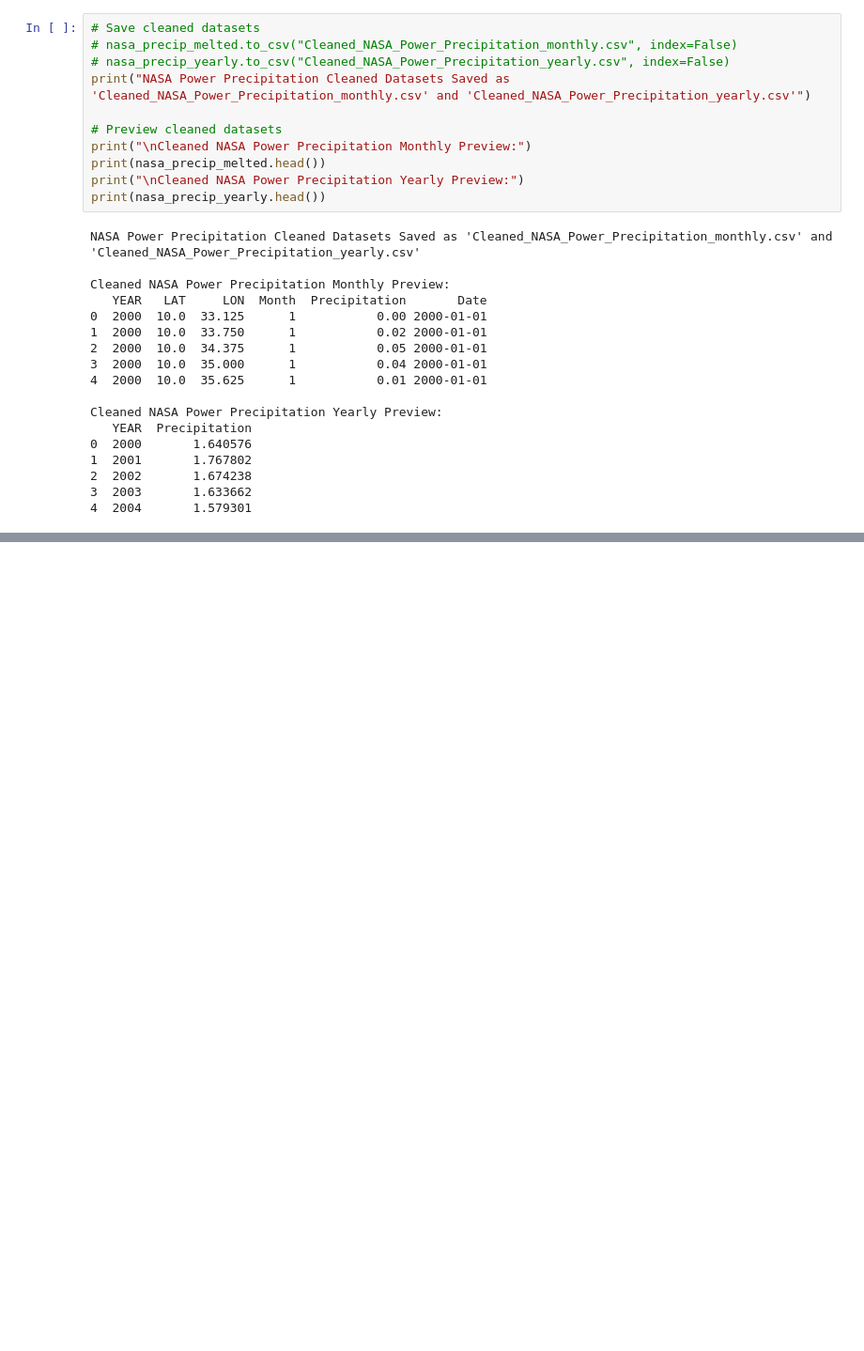
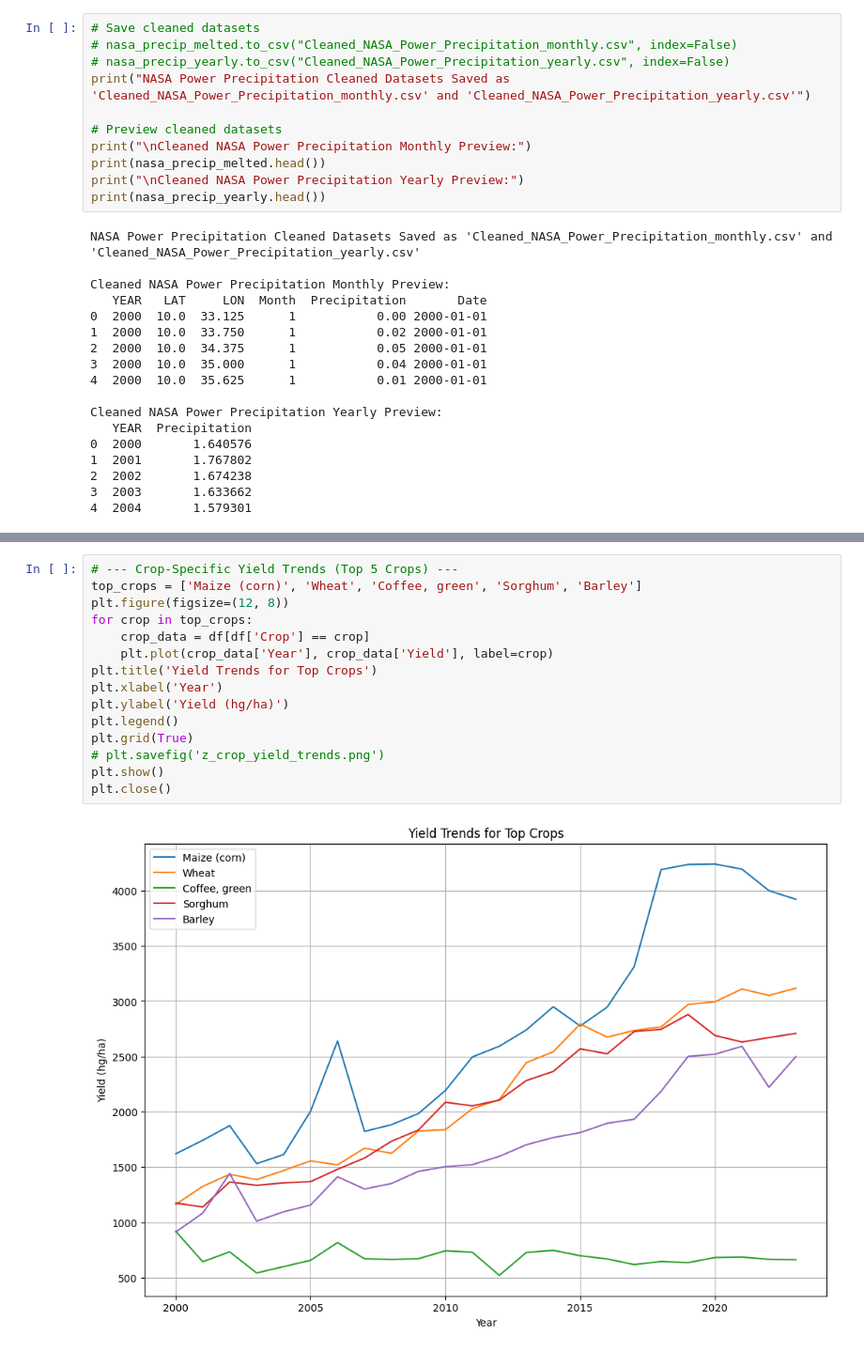
Before and after one commit to natanamanuelmamo/ML_crop_yield_prediction, a Jupyter notebook: crop_yield_prediction.ipynb, the cells around one changed output, grey strips where cells are left out. Shown: that part at 94% size. Saved outputs shown, nothing was run; the diff lists cells and outputs as text; blank space fills up the shorter version.

```diff
--- a/crop_yield_prediction.ipynb
+++ b/crop_yield_prediction.ipynb
@@ -554,0 +722,17 @@ Cleaned NASA Power Precipitation Yearly Preview:
+# %%
+# --- Crop-Specific Yield Trends (Top 5 Crops) ---
+top_crops = ['Maize (corn)', 'Wheat', 'Coffee, green', 'Sorghum', 'Barley']
+plt.figure(figsize=(12, 8))
+for crop in top_crops:
+    crop_data = df[df['Crop'] == crop]
+    plt.plot(crop_data['Year'], crop_data['Yield'], label=crop)
+plt.title('Yield Trends for Top Crops')
+plt.xlabel('Year')
+plt.ylabel('Yield (hg/ha)')
+plt.legend()
+plt.grid(True)
+# plt.savefig('z_crop_yield_trends.png')
+plt.show()
+plt.close()
+# %% [output]
+[figure, added]
```
Also changed, not shown: parts of 19 cells of this notebook, 9 other files.
